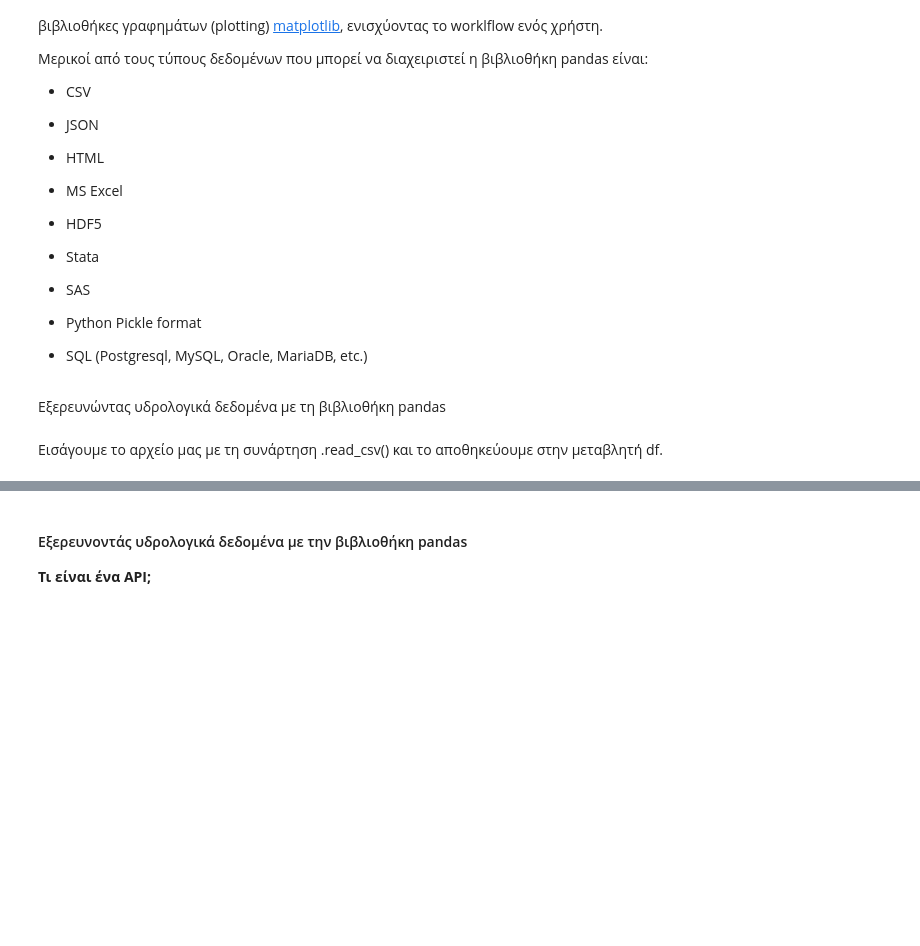
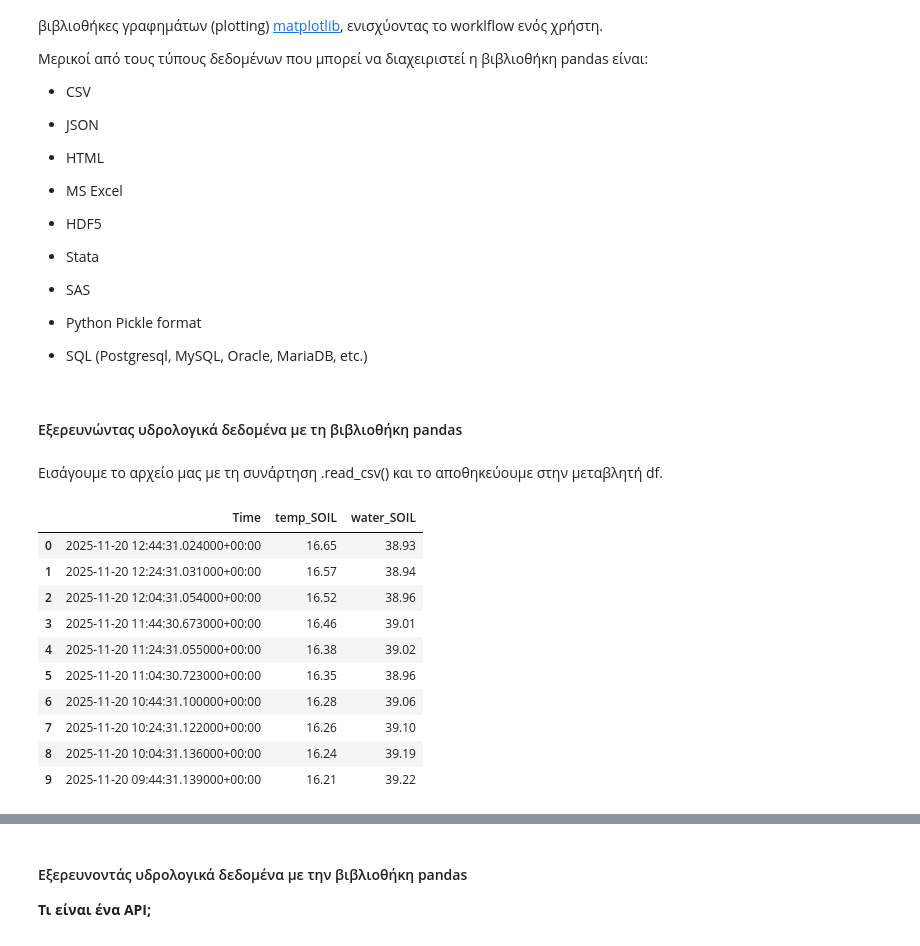
Before and after one commit to efthymios19/MIRC_EcosystemApproach_MountainousRegion, a Jupyter notebook: Notebooks/Εισαγωγή_στην_Python.ipynb, the cells around one changed output, grey strips where cells are left out. Drawn from its saved outputs; the diff is of its cells as text; code cells hidden in the pictures; blank space fills up the shorter version.

```diff
--- a/Notebooks/Εισαγωγή_στην_Python.ipynb
+++ b/Notebooks/Εισαγωγή_στην_Python.ipynb
@@ -442,8 +442,26 @@ H [pandas](https://pandas.pydata.org/) είναι μια σύγχρονη, ισ
 
 - SQL (Postgresql, MySQL, Oracle, MariaDB, etc.)
 # %% [markdown]
-Εξερευνώντας υδρολογικά δεδομένα με τη βιβλιοθήκη pandas
+#### Εξερευνώντας υδρολογικά δεδομένα με τη βιβλιοθήκη pandas
 # %%
 import pandas as pd
 # %% [markdown]
 Εισάγουμε το αρχείο μας με τη συνάρτηση .read_csv() και το αποθηκεύουμε στην μεταβλητή df.
+# %%
+url = 'https://raw.githubusercontent.com/efthymios19/Data_MIRC/main/Soilmoisturedata/soilmoist10cmkolios.csv'
+
+df = pd.read_csv(url)
+# %%
+df.head(10)
+# %% [output]
+|  | Time | temp_SOIL | water_SOIL |
+| 0 | 2025-11-20 12:44:31.024000+00:00 | 16.65 | 38.93 |
+| 1 | 2025-11-20 12:24:31.031000+00:00 | 16.57 | 38.94 |
+| 2 | 2025-11-20 12:04:31.054000+00:00 | 16.52 | 38.96 |
+| 3 | 2025-11-20 11:44:30.673000+00:00 | 16.46 | 39.01 |
+| 4 | 2025-11-20 11:24:31.055000+00:00 | 16.38 | 39.02 |
+| 5 | 2025-11-20 11:04:30.723000+00:00 | 16.35 | 38.96 |
+| 6 | 2025-11-20 10:44:31.100000+00:00 | 16.28 | 39.06 |
+| 7 | 2025-11-20 10:24:31.122000+00:00 | 16.26 | 39.10 |
+| 8 | 2025-11-20 10:04:31.136000+00:00 | 16.24 | 39.19 |
+| 9 | 2025-11-20 09:44:31.139000+00:00 | 16.21 | 39.22 |
```
Also changed, not shown: parts of 4 cells of this notebook.
